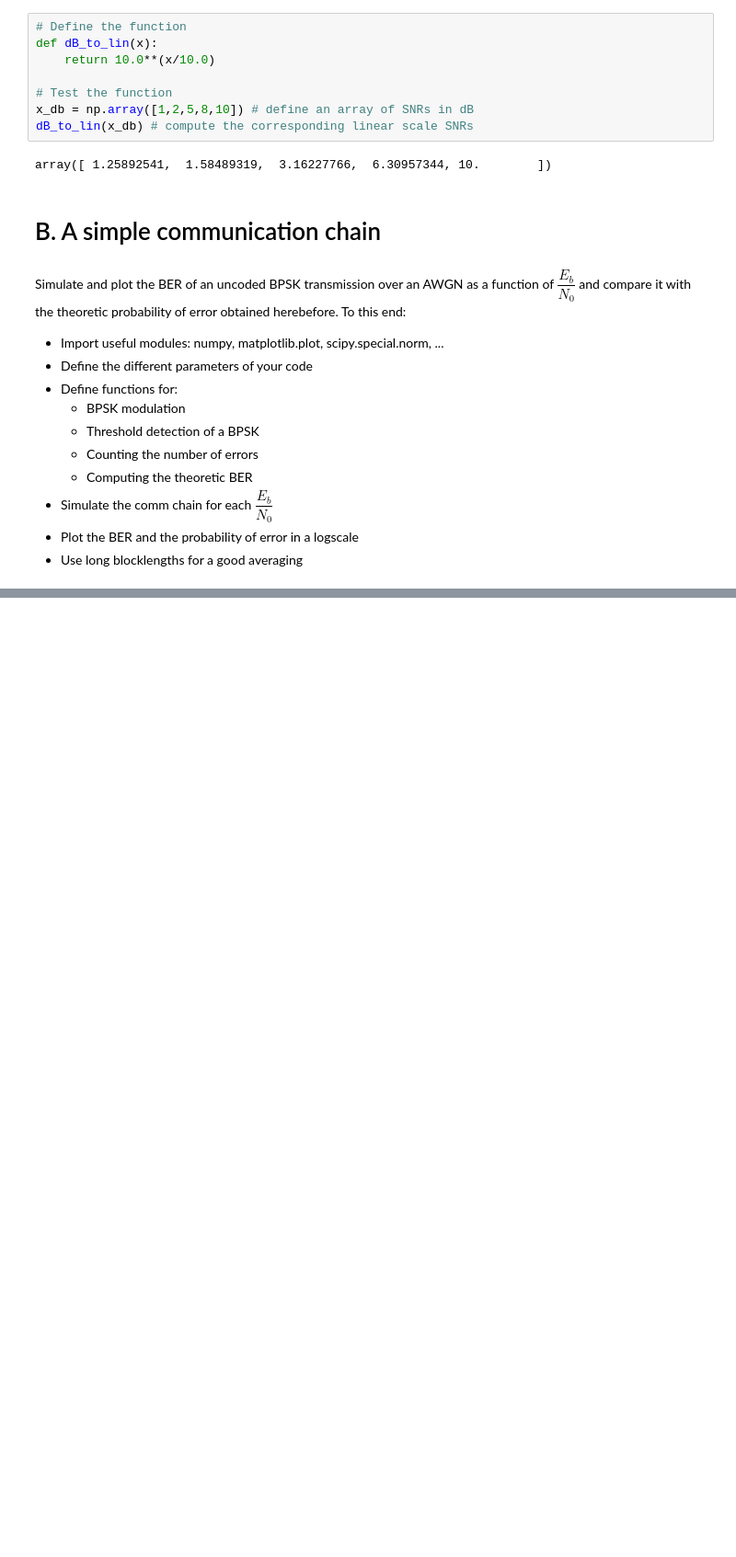
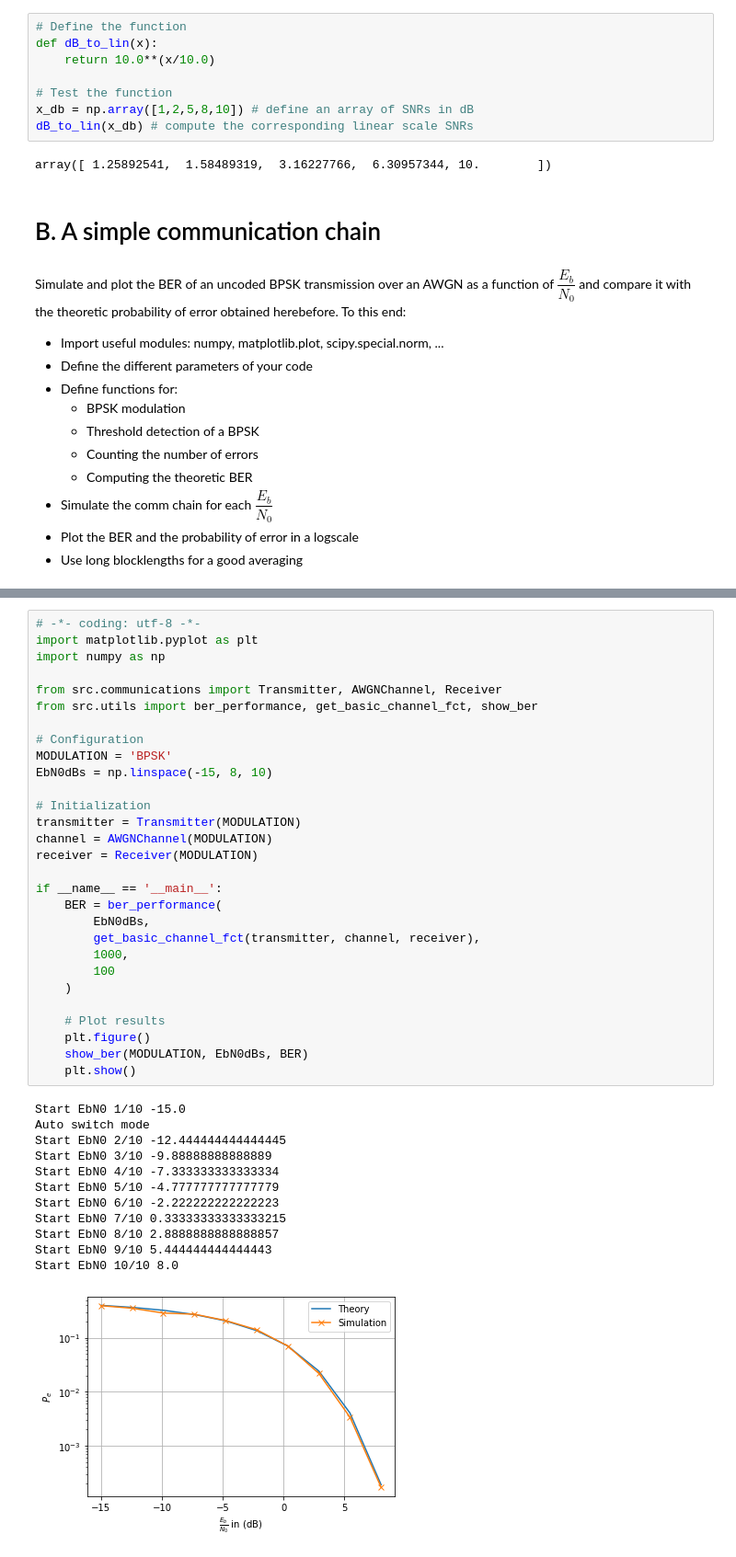
Before and after one commit to graille/ITR315-deep-telecom, a Jupyter notebook: 1- Python basics and communication chains.ipynb, the cells around one changed output, grey strips where cells are left out. Shown: that part at 92% size. Drawn from its saved outputs; the diff is of its cells as text; blank space fills up the shorter version.

```diff
--- a/1- Python basics and communication chains.ipynb
+++ b/1- Python basics and communication chains.ipynb
@@ -145,0 +96,42 @@ KeyboardInterrupt:
+# %%
+# -*- coding: utf-8 -*-
+import matplotlib.pyplot as plt
+import numpy as np
+
+from src.communications import Transmitter, AWGNChannel, Receiver
+from src.utils import ber_performance, get_basic_channel_fct, show_ber
+
+# Configuration
+MODULATION = 'BPSK'
+EbN0dBs = np.linspace(-15, 8, 10)
+
+# Initialization
+transmitter = Transmitter(MODULATION)
+channel = AWGNChannel(MODULATION)
+receiver = Receiver(MODULATION)
+
+if __name__ == '__main__':
+    BER = ber_performance(
+        EbN0dBs,
+        get_basic_channel_fct(transmitter, channel, receiver),
+        1000,
+        100
+    )
+
+    # Plot results
+    plt.figure()
+    show_ber(MODULATION, EbN0dBs, BER)
+    plt.show()
+# %% [output]
+Start EbN0 1/10 -15.0
+Auto switch mode
+Start EbN0 2/10 -12.444444444444445
+Start EbN0 3/10 -9.88888888888889
+Start EbN0 4/10 -7.333333333333334
+Start EbN0 5/10 -4.777777777777779
+Start EbN0 6/10 -2.222222222222223
+Start EbN0 7/10 0.33333333333333215
+Start EbN0 8/10 2.8888888888888857
+Start EbN0 9/10 5.444444444444443
+Start EbN0 10/10 8.0
+[figure, added]
```
Also changed, not shown: parts of 1 cell of this notebook, 5 other files.
